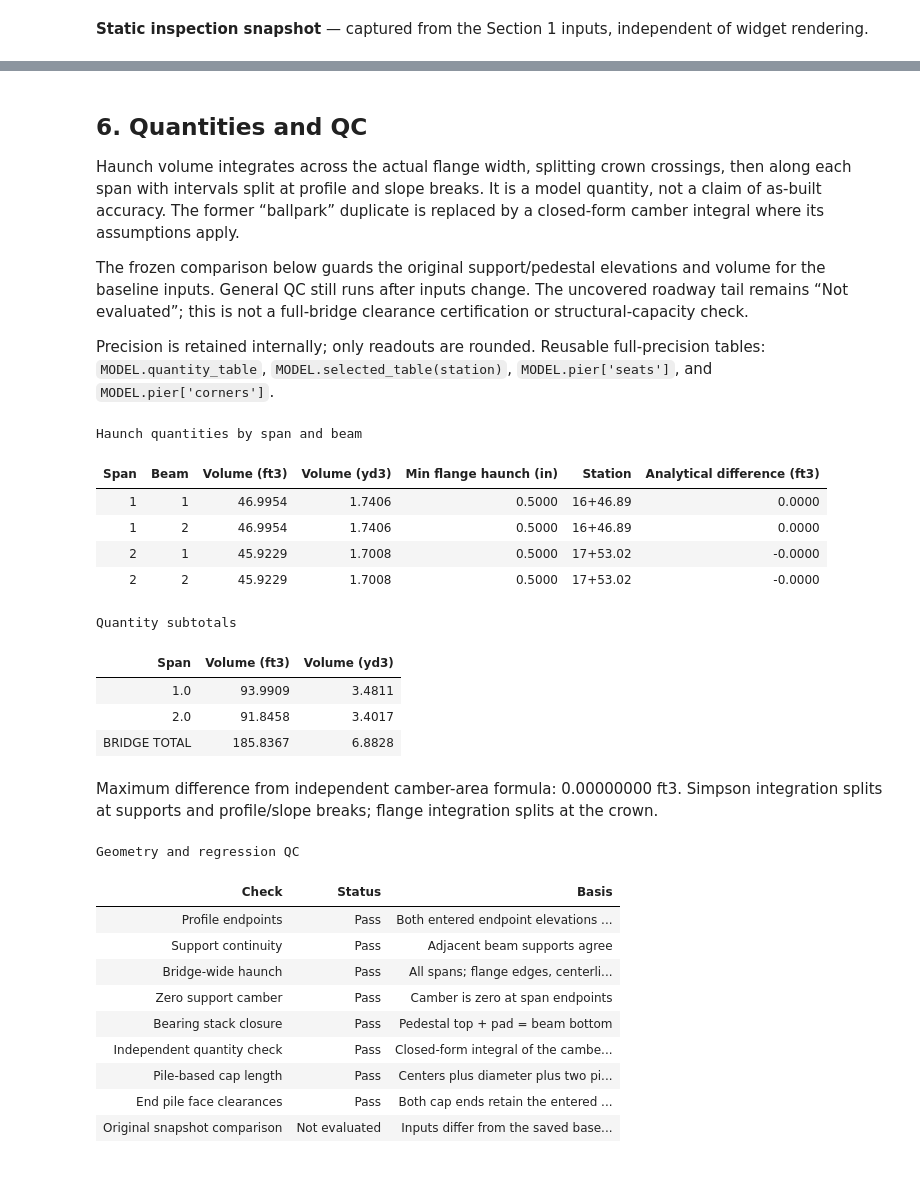
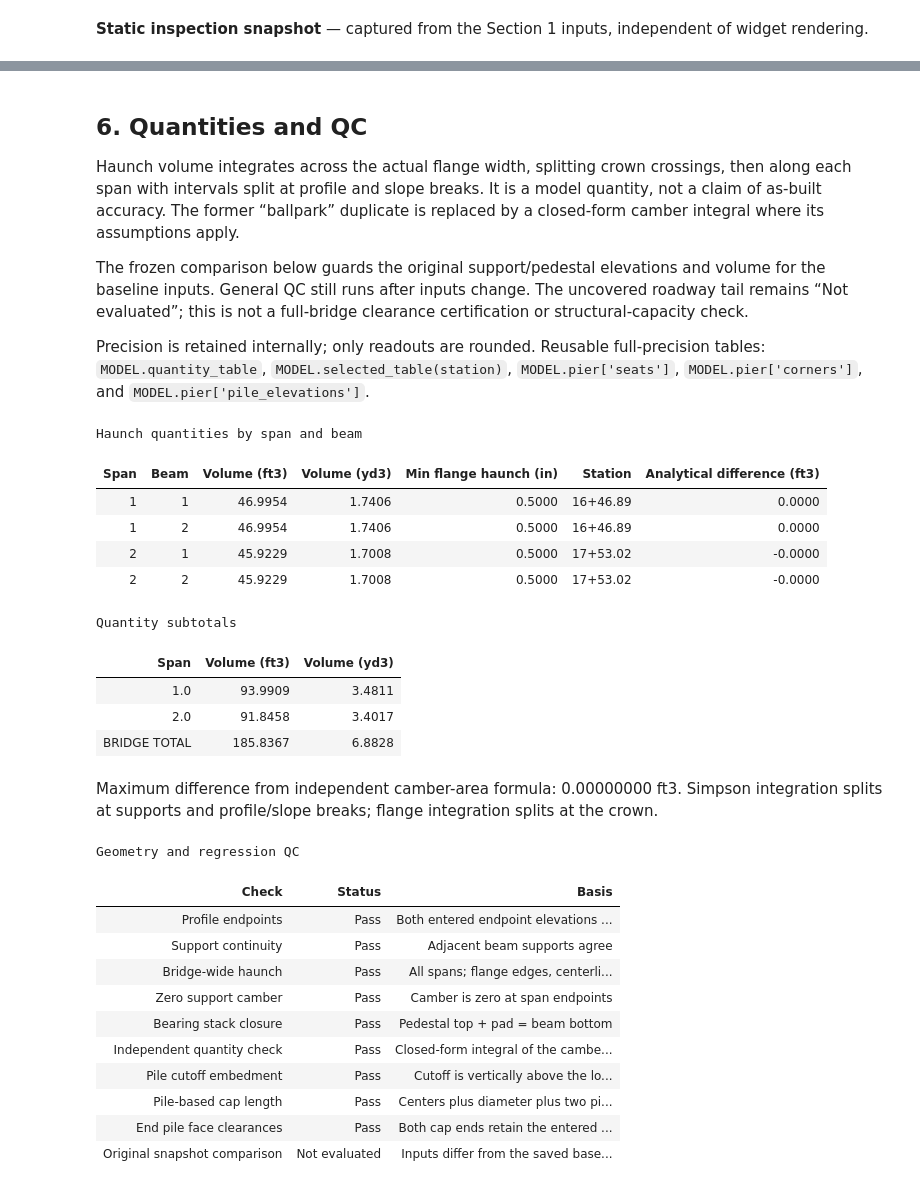
Before and after one commit to joshstructure/D2MPDB, a Jupyter notebook: Bridge_Geometry_2 Beam_V2.ipynb, the cells around one changed output, grey strips where cells are left out. Drawn from its saved outputs; the diff is of its cells as text; code cells hidden in the pictures.

```diff
--- a/Bridge_Geometry_2 Beam_V2.ipynb
+++ b/Bridge_Geometry_2 Beam_V2.ipynb
@@ -498,6 +534,20 @@ class BridgeModel:
         if top is not None and np.all(np.isfinite(pads)):
             edge_top=top+slope*(self.offsets-center)+abs(slope)*ped_width/2
             if np.any(seats['Pedestal top (ft)'].to_numpy().reshape(2,-1)<edge_top-1e-9):raise ValueError('Cap intersects a pedestal top at its edge.')
+        # Cutoff is the top of the pile, vertically above the local cap underside.
+        # Evaluate at each pile CL so a sloped cap does not produce one false datum.
+        embedment=finite(p.get('pile_embedment_in',12.0),'Pile embedment')/12
+        if embedment<0 or (depth is not None and embedment>depth):
+            raise ValueError('Pile embedment must be between zero and the cap depth.')
+        pile_elevations=pile_layout.copy()
+        if not pile_elevations.empty:
+            xs=pile_elevations['Offset (ft)'].to_numpy()
+            cap_top=np.full(len(xs),np.nan) if top is None else top+slope*(xs-center)
+            cap_bottom=np.full(len(xs),np.nan) if depth is None else cap_top-depth
+            pile_elevations['Cap top (ft)']=cap_top
+            pile_elevations['Cap underside (ft)']=cap_bottom
+            pile_elevations['Embedment (in)']=embedment*12
+            pile_elevations['Pile cutoff (ft)']=cap_bottom+embedment
         corners=[]
         for label,side,bottom in [('TL',-1,False),('TR',1,False),('BR',1,True),('BL',-1,True)]:
             x=np.nan if length is None else center+side*length/2
@@ -507,6 +557,7 @@ class BridgeModel:
         return dict(station=station,missing=missing,seats=seats,corners=pd.DataFrame(corners),top=top,
                     pedestal_width=ped_width,pad_width=pad_width,center=center,slope=slope,length=length,depth=depth,
                     width=width,pile_layout=pile_layout,pile_basis=pile_basis,
+                    pile_embedment_ft=embedment,pile_elevations=pile_elevations,
                     volume_ft3=None if None in [width,length,depth] else width*length*depth)
 
     def selected_table(self, station):
@@ -962,7 +1070,8 @@ inputs. General QC still runs after inputs change. The uncovered roadway tail re
 this is not a full-bridge clearance certification or structural-capacity check.
 
 Precision is retained internally; only readouts are rounded. Reusable full-precision tables:
-`MODEL.quantity_table`, `MODEL.selected_table(station)`, `MODEL.pier['seats']`, and `MODEL.pier['corners']`.
+`MODEL.quantity_table`, `MODEL.selected_table(station)`, `MODEL.pier['seats']`,
+`MODEL.pier['corners']`, and `MODEL.pier['pile_elevations']`.
 # %%
 # @title Regression and model QC — no second geometry implementation
 BASELINE = {'source_notebook': 'Bridge_Geo_2_Beam.ipynb',
@@ -1032,6 +1141,12 @@ def qc_checks(model):
     if model.pier.get('pile_basis') is not None:
         p=model.pier;b=p['pile_basis'];xs=p['pile_layout']['Offset (ft)'].to_numpy()
         length=(b['count']-1)*b['spacing_ft']+b['diameter_ft']+2*b['end_clear_ft']
+        cut=p['pile_elevations']
+        if cut['Pile cutoff (ft)'].notna().all():
+            check('Pile cutoff embedment',np.allclose(cut['Pile cutoff (ft)']-cut['Cap underside (ft)'],p['pile_embedment_ft'],rtol=0,atol=1e-9),
+                  'Cutoff is vertically above the local cap underside at each pile centerline')
+        else:
+            checks.append({'Check':'Pile cutoff embedment','Status':'Not evaluated','Basis':'Cap elevation/depth is incomplete'})
         check('Pile-based cap length',abs(p['length']-length)<1e-9,'Centers plus diameter plus two pile-face clearances')
         edges=[xs[0]-b['diameter_ft']/2-(p['center']-p['length']/2),
                p['center']+p['length']/2-(xs[-1]+b['diameter_ft']/2)]
@@ -1045,33 +1160,34 @@ def qc_checks(model):
         check('Original quantity agreement', abs(model.quantity_table['Volume (ft3)'].sum()-BASELINE['original_numerical_volume_cf'])<.001,
               'Within 0.001 ft3 of former 1000-point trapezoidal estimate')
     else:
         checks.append({'Check':'Original snapshot comparison','Status':'Not evaluated','Basis':'Inputs differ from the saved baseline; general QC still applies'})
     return pd.DataFrame(checks)
 
 show_quantities(MODEL)
 show_table(qc_checks(MODEL),'Geometry and regression QC')
 assert not (qc_checks(MODEL)['Status']=='Fail').any(), 'Resolve failed QC before using these results.'
 # %% [output]
 Haunch quantities by span and beam
 | Span | Beam | Volume (ft3) | Volume (yd3) | Min flange haunch (in) | Station | Analytical difference (ft3) |
 | 1 | 1 | 46.9954 | 1.7406 | 0.5000 | 16+46.89 | 0.0000 |
 | 1 | 2 | 46.9954 | 1.7406 | 0.5000 | 16+46.89 | 0.0000 |
 | 2 | 1 | 45.9229 | 1.7008 | 0.5000 | 17+53.02 | -0.0000 |
 | 2 | 2 | 45.9229 | 1.7008 | 0.5000 | 17+53.02 | -0.0000 |
 Quantity subtotals
 | Span | Volume (ft3) | Volume (yd3) |
 | 1.0 | 93.9909 | 3.4811 |
 | 2.0 | 91.8458 | 3.4017 |
 | BRIDGE TOTAL | 185.8367 | 6.8828 |
 Maximum difference from independent camber-area formula: 0.00000000 ft3. Simpson integration splits at supports and profile/slope breaks; flange integration splits at the crown.
 Geometry and regression QC
 | Check | Status | Basis |
 | Profile endpoints | Pass | Both entered endpoint elevations ... |
 | Support continuity | Pass | Adjacent beam supports agree |
 | Bridge-wide haunch | Pass | All spans; flange edges, centerli... |
 | Zero support camber | Pass | Camber is zero at span endpoints |
 | Bearing stack closure | Pass | Pedestal top + pad = beam bottom |
 | Independent quantity check | Pass | Closed-form integral of the cambe... |
+| Pile cutoff embedment | Pass | Cutoff is vertically above the lo... |
 | Pile-based cap length | Pass | Centers plus diameter plus two pi... |
 | End pile face clearances | Pass | Both cap ends retain the entered ... |
 | Original snapshot comparison | Not evaluated | Inputs differ from the saved base... |
```
Also changed, not shown: parts of 10 cells of this notebook, 2 other files.
